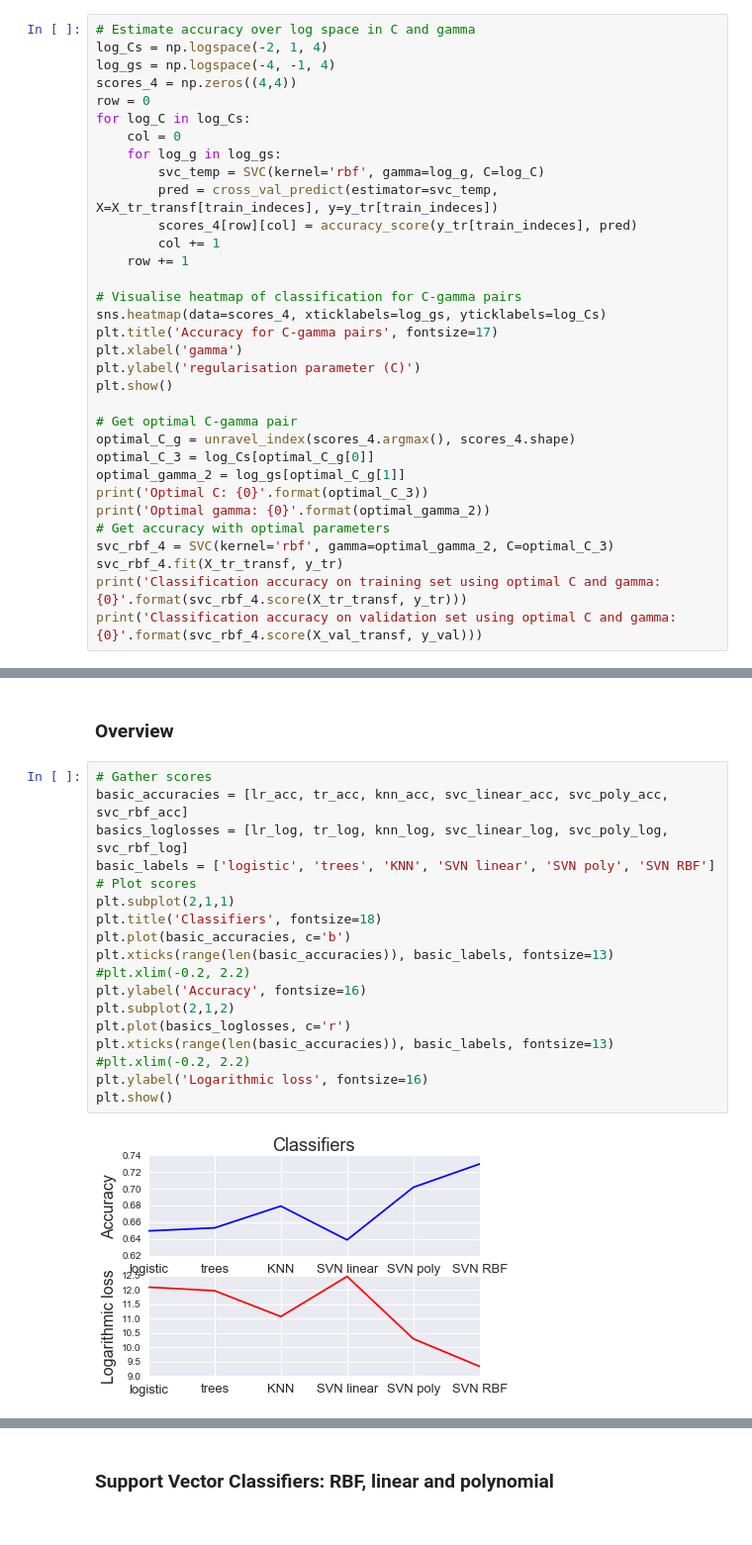
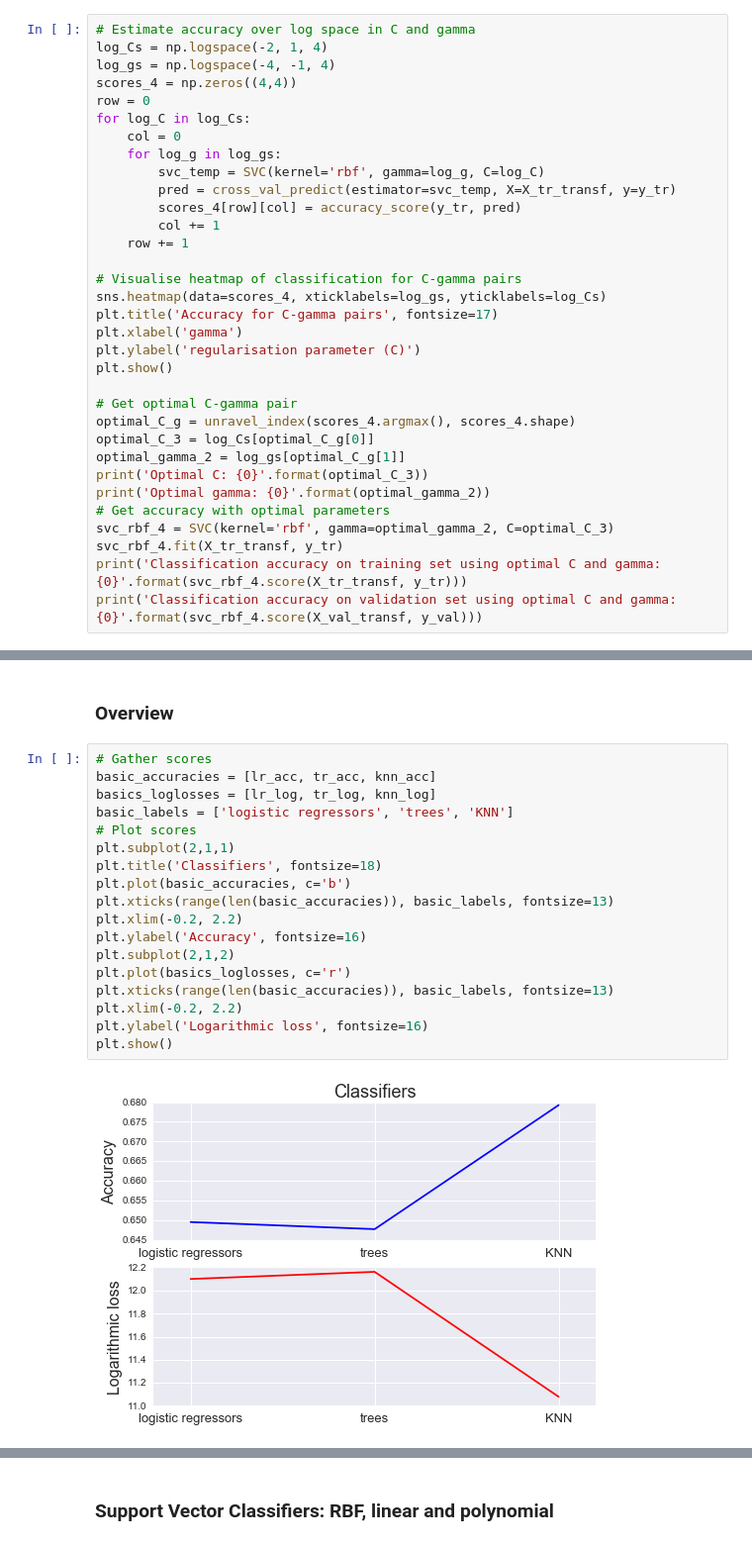
Before and after one commit to Dr-Alan-Turing/IAMachineLearning, a Jupyter notebook: 07_Assignment_3.ipynb, the cells around one changed output, grey strips where cells are left out. Shown at 99% size. Drawn from its saved outputs; the diff is of its cells as text.

```diff
--- a/07_Assignment_3.ipynb
+++ b/07_Assignment_3.ipynb
@@ -606,8 +606,8 @@ for log_C in log_Cs:
     col = 0
     for log_g in log_gs:
         svc_temp = SVC(kernel='rbf', gamma=log_g, C=log_C)
-        pred = cross_val_predict(estimator=svc_temp, X=X_tr_transf[train_indeces], y=y_tr[train_indeces])
-        scores_4[row][col] = accuracy_score(y_tr[train_indeces], pred)
+        pred = cross_val_predict(estimator=svc_temp, X=X_tr_transf, y=y_tr)
+        scores_4[row][col] = accuracy_score(y_tr, pred)
         col += 1
     row += 1
 
@@ -973,21 +973,21 @@ Log loss of optimal tree classifier (Random forest): 11.9784909629
 ### Overview
 # %%
 # Gather scores
-basic_accuracies = [lr_acc, tr_acc, knn_acc, svc_linear_acc, svc_poly_acc, svc_rbf_acc]
-basics_loglosses = [lr_log, tr_log, knn_log, svc_linear_log, svc_poly_log, svc_rbf_log]
-basic_labels = ['logistic', 'trees', 'KNN', 'SVN linear', 'SVN poly', 'SVN RBF']
+basic_accuracies = [lr_acc, tr_acc, knn_acc]
+basics_loglosses = [lr_log, tr_log, knn_log]
+basic_labels = ['logistic regressors', 'trees', 'KNN']
 # Plot scores
 plt.subplot(2,1,1)
 plt.title('Classifiers', fontsize=18)
 plt.plot(basic_accuracies, c='b')
 plt.xticks(range(len(basic_accuracies)), basic_labels, fontsize=13)
-#plt.xlim(-0.2, 2.2)
+plt.xlim(-0.2, 2.2)
 plt.ylabel('Accuracy', fontsize=16)
 plt.subplot(2,1,2)
 plt.plot(basics_loglosses, c='r')
 plt.xticks(range(len(basic_accuracies)), basic_labels, fontsize=13)
-#plt.xlim(-0.2, 2.2)
+plt.xlim(-0.2, 2.2)
 plt.ylabel('Logarithmic loss', fontsize=16)
 plt.show()
 # %% [output]
-[figure, old version]
+[figure, new version]
```
Also changed, not shown: parts of 26 cells of this notebook, 1 other file.
